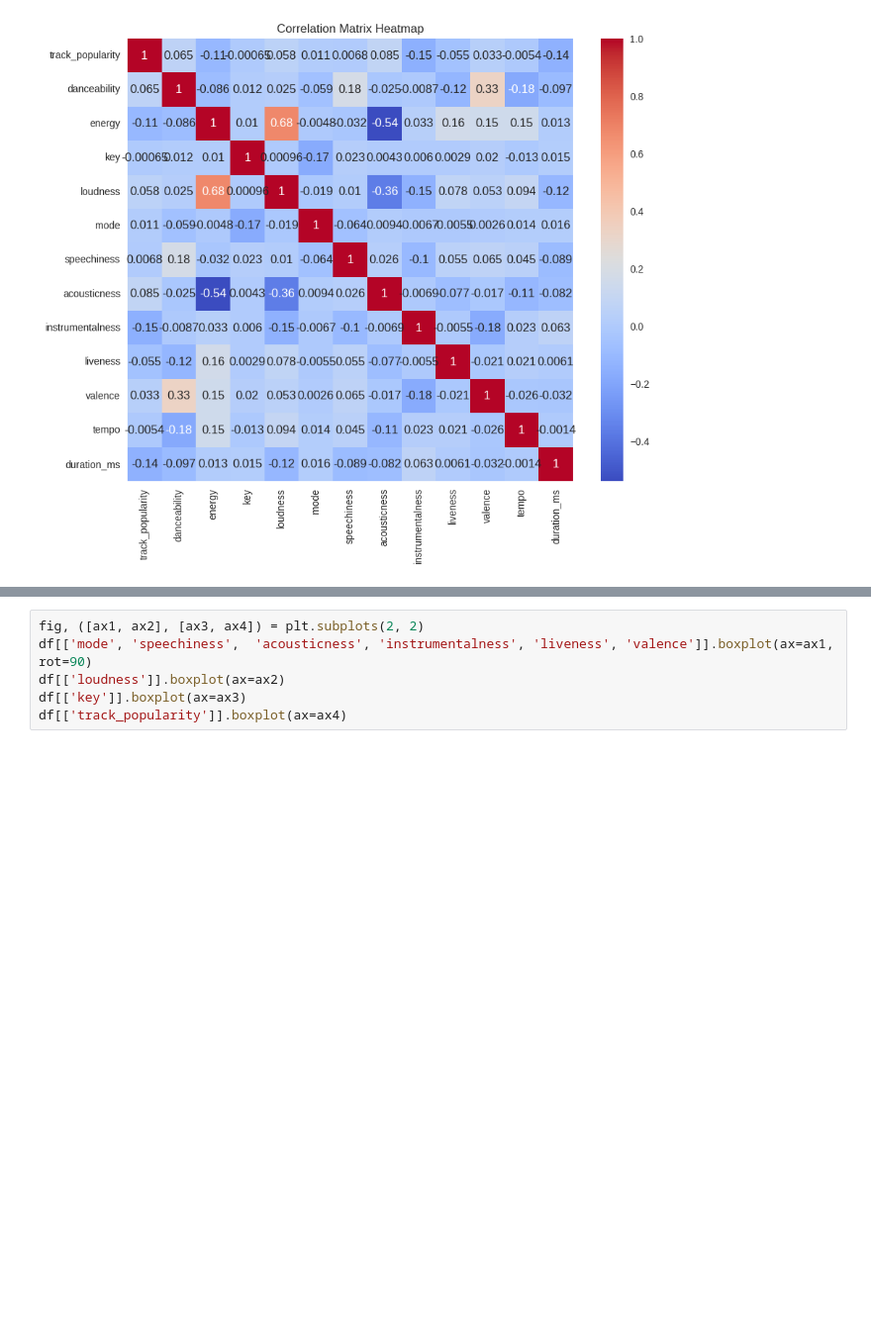
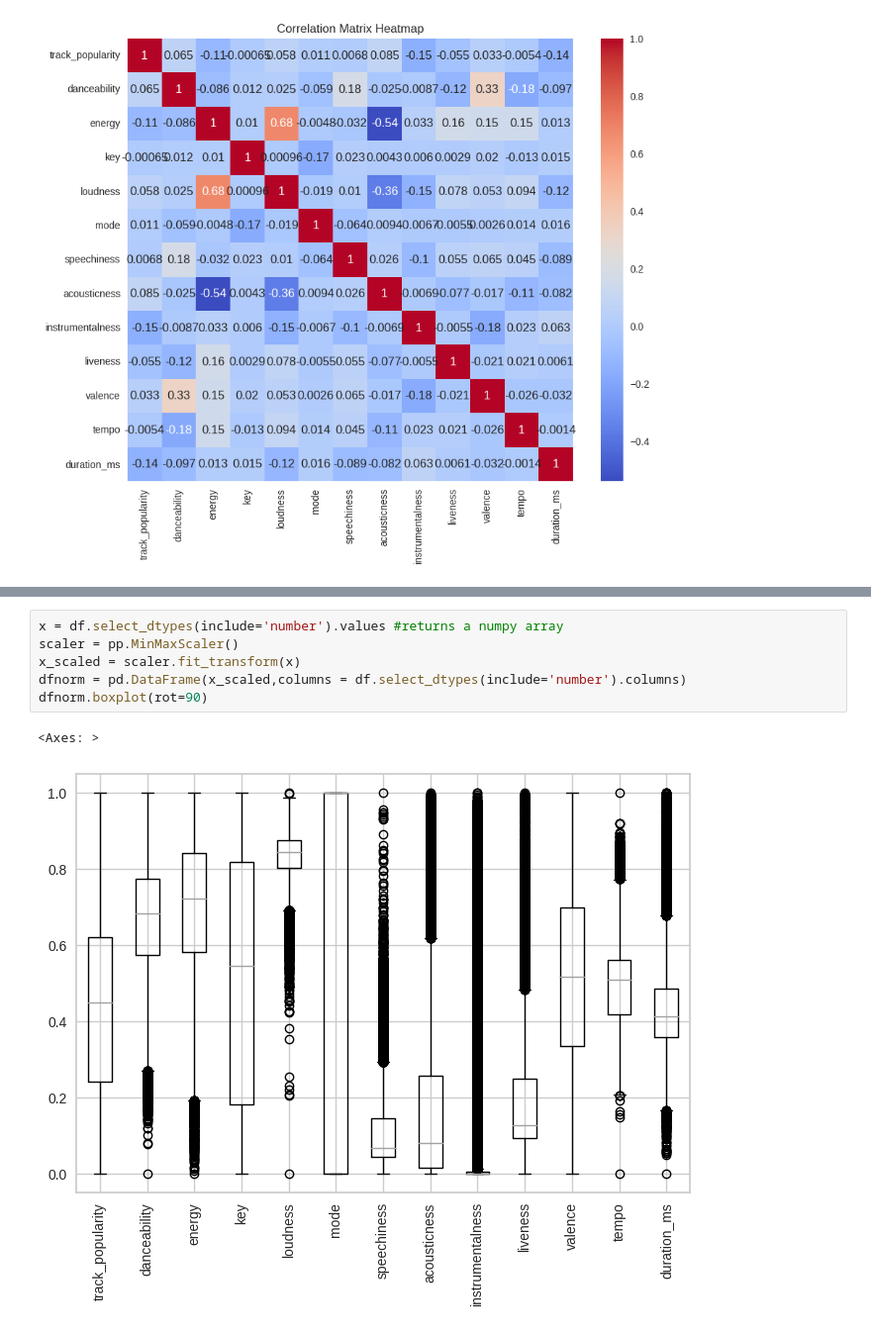
Before and after one commit to ben-carew/Spotify_Analysis, a Jupyter notebook: Spotify.ipynb, the cells around one changed output, grey strips where cells are left out. Shown at 99% size. Saved outputs shown, nothing was run; the diff lists cells and outputs as text; blank space fills up the shorter version.

Commit message:
Data is normalised

```diff
--- a/Spotify.ipynb
+++ b/Spotify.ipynb
@@ -63,6 +65,9 @@ pd.plotting.scatter_matrix(df);
-# %%
-fig, ([ax1, ax2], [ax3, ax4]) = plt.subplots(2, 2)
-df[['mode',	'speechiness',	'acousticness',	'instrumentalness',	'liveness',	'valence']].boxplot(ax=ax1, rot=90)
-df[['loudness']].boxplot(ax=ax2)
-df[['key']].boxplot(ax=ax3)
-df[['track_popularity']].boxplot(ax=ax4)
+# %%
+x = df.select_dtypes(include='number').values #returns a numpy array
+scaler = pp.MinMaxScaler()
+x_scaled = scaler.fit_transform(x)
+dfnorm = pd.DataFrame(x_scaled,columns = df.select_dtypes(include='number').columns)
+dfnorm.boxplot(rot=90)
+# %% [output]
+<Axes: >
+[figure, added]
```
Also changed, not shown: parts of 2 cells of this notebook.
